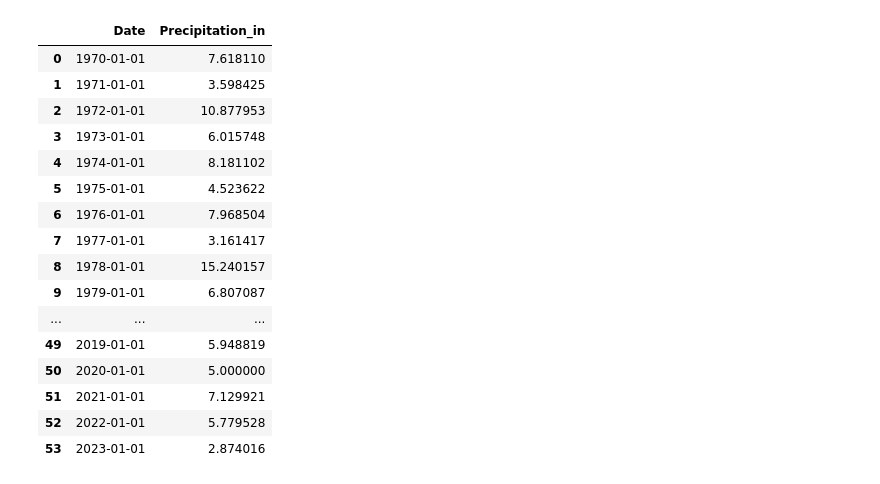
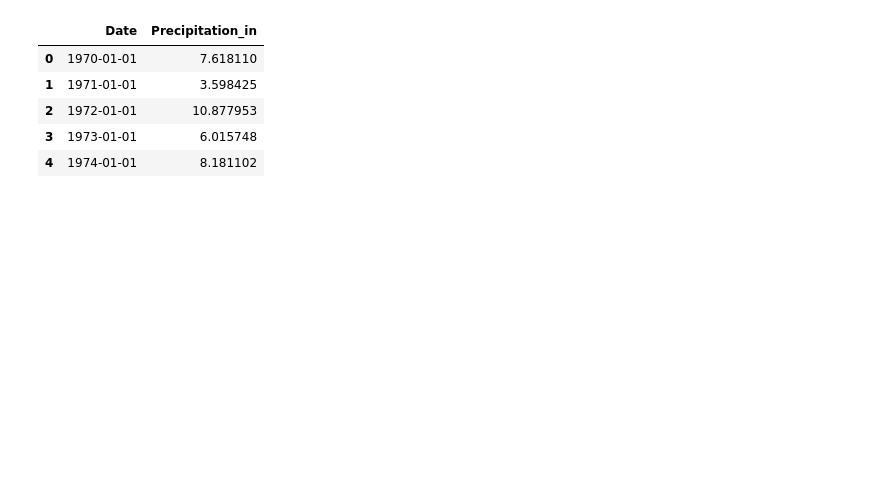
Before and after one commit to sch0lars/PhoenixClimateData, a Jupyter notebook: phoenix_weather.ipynb, the cells around one changed output. Saved outputs shown, nothing was run; the diff lists cells and outputs as text; code cells hidden in the pictures; blank space fills up the shorter version.

```diff
--- a/phoenix_weather.ipynb
+++ b/phoenix_weather.ipynb
@@ -87,27 +74,17 @@ hundred_temperatures
 # %%
 # Group the data and get the precipitation count for each year
 precipitation_count = df.groupby(df['Date'].dt.year)['Precipitation_in'].sum().reset_index()
 # Convert the Date column to a datetime object
 precipitation_count['Date'] = pd.to_datetime(precipitation_count['Date'], format='%Y')
-precipitation_count
+# Preview the data
+precipitation_count.head()
 # %% [output]
 |  | Date | Precipitation_in |
 | 0 | 1970-01-01 | 7.618110 |
 | 1 | 1971-01-01 | 3.598425 |
 | 2 | 1972-01-01 | 10.877953 |
 | 3 | 1973-01-01 | 6.015748 |
 | 4 | 1974-01-01 | 8.181102 |
-| 5 | 1975-01-01 | 4.523622 |
-| 6 | 1976-01-01 | 7.968504 |
-| 7 | 1977-01-01 | 3.161417 |
-| 8 | 1978-01-01 | 15.240157 |
-| 9 | 1979-01-01 | 6.807087 |
-| ... | ... | ... |
-| 49 | 2019-01-01 | 5.948819 |
-| 50 | 2020-01-01 | 5.000000 |
-| 51 | 2021-01-01 | 7.129921 |
-| 52 | 2022-01-01 | 5.779528 |
-| 53 | 2023-01-01 | 2.874016 |
 # %%
 # Use seaborn to make the graphs look nicer
 sns.set(style='darkgrid')
```
Also changed, not shown: parts of 4 cells of this notebook.
